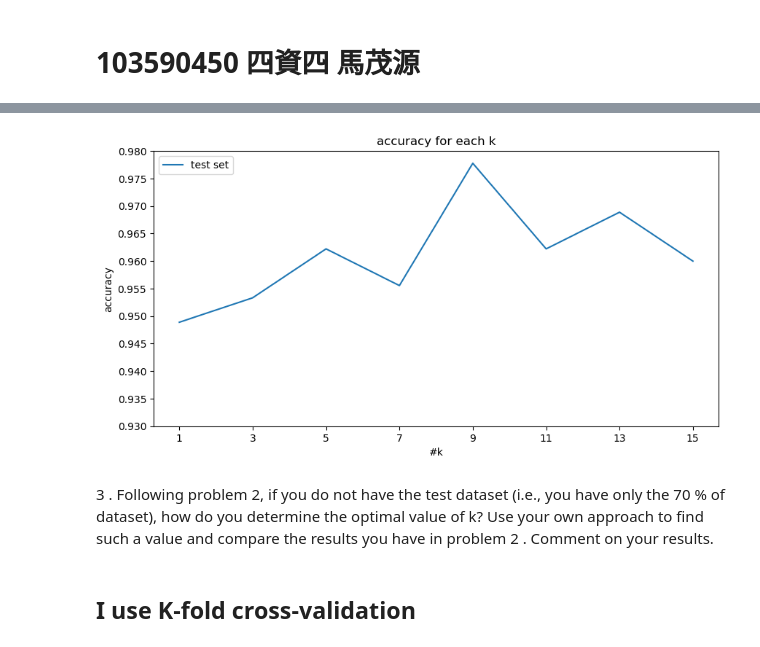
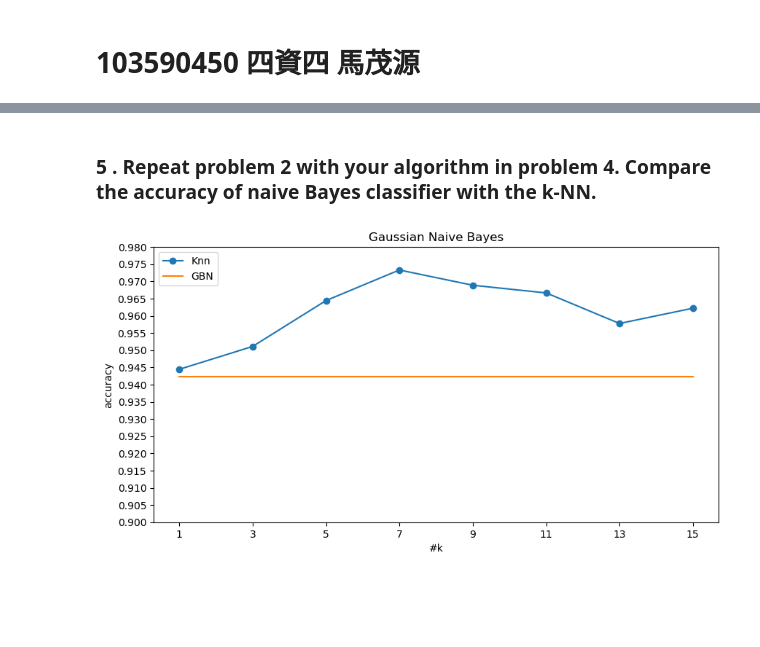
Before and after one commit to brian41005/NTUT-Machine-Learning-Spring-2018, a Jupyter notebook: HW1/ML HW1.ipynb, the cells around one changed output, grey strips where cells are left out. Cells and saved outputs as stored; diff of their text form; code cells hidden in the pictures; blank space fills up the shorter version.

```diff
--- a/HW1/ML HW1.ipynb
+++ b/HW1/ML HW1.ipynb
@@ -26,0 +154,2 @@ data = load_iris()
+# %% [markdown]
+### 5 . Repeat problem 2 with your algorithm in problem 4. Compare the accuracy of naive Bayes classifier with the k-NN.
@@ -27,11 +201,22 @@ data = load_iris()
 # %%
-def print_test_result(k, acc):
-    fig = plt.figure(figsize=(10, 5), dpi=100, facecolor='white')
-    plt.plot(k, acc)
-    plt.xticks(np.arange(1, 15+1, 2))
-    plt.yticks(np.arange(0.93, 0.98+0.005, 0.005))
-    plt.title('accuracy for each k')
-    plt.ylabel('accuracy')
-    plt.xlabel('#k')
-    plt.legend(['test set'], loc='upper left')
-    plt.show()
+K = list(range(1, 15+1, 2))
+GNB_acc = []
+
+for i in range(N):
+    GNB_model = MyGaussianNB()
+    X_train, X_test, y_train, y_test = train_test_split(iris.data, iris.target, test_size=0.3)
+    GNB_model.fit(X_train, y_train)
+    GNB_acc.append(accuracy_score(y_test, GNB_model.predict(X_test)))
+
+fig = plt.figure(figsize=(10, 5), dpi=100, facecolor='white')
+plt.plot(K, Knn_acc, 'o-', label='Knn')
+plt.plot(K, [np.mean(GNB_acc)]*len(K), label='GBN')
+plt.xticks(np.arange(1, 15+1, 2))
+plt.yticks(np.arange(0.90, 0.98+0.005, 0.005))
+plt.title('Gaussian Naive Bayes')
+plt.ylabel('accuracy')
+plt.xlabel('#k')
+plt.legend(loc='upper left')
+plt.show()
+# %% [output]
+[figure, added]
@@ -71,24 +222,0 @@ class MyKNeighborsClassifier:
-# %%
-K = list(range(1, 15+1, 2))
-test_acc_randomly = []
-for k in K:
-    # Repeat the drawing and the k-NN classification 10 times.
-    acc = []
-
-    for i in range(10):
-        #model = KNeighborsClassifier(n_neighbors=k)
-        model = MyKNeighborsClassifier(n_neighbors=k)
-        X_train, X_test, y_train, y_test = train_test_split(data.data, data.target, test_size=0.3)
-        model.fit(X_train, y_train)
-        acc.append(accuracy_score(y_test, model.predict(X_test)))
-
-    test_acc_randomly.append(np.mean(acc))
-
-
-print_test_result(K, test_acc_randomly)
-# %% [output]
-[figure, removed]
-# %% [markdown]
-3 . Following problem 2, if you do not have the test dataset (i.e., you have only the 70 % of dataset), how do you determine the optimal value of k? Use your own approach to find such a value and compare the results you have in problem 2 . Comment on your results.
-# %% [markdown]
-## I use K-fold cross-validation
```
Also changed, not shown: parts of 20 cells of this notebook.
